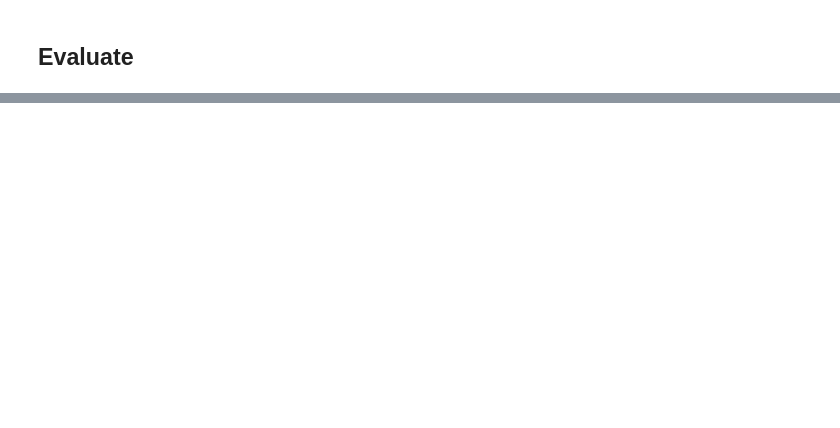
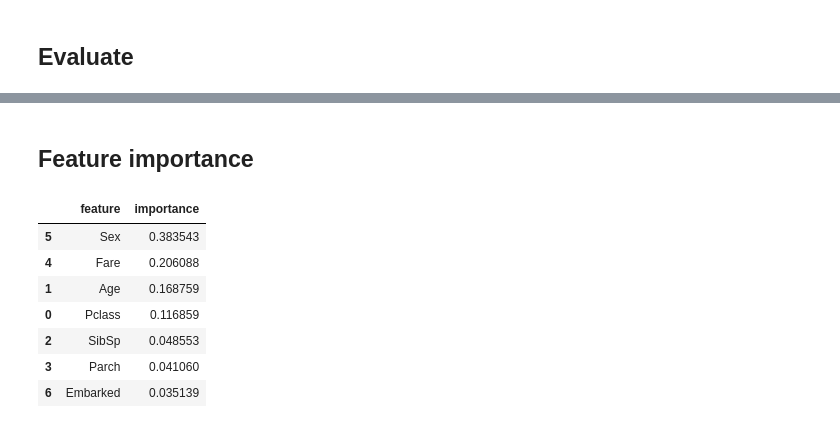
Before and after one commit to italocosilva/ds-for-beginners, a Jupyter notebook: notebooks/02-almost-perfect-model.ipynb, the cells around one changed output, grey strips where cells are left out. Saved outputs shown, nothing was run; the diff lists cells and outputs as text; code cells hidden in the pictures; blank space fills up the shorter version.

```diff
--- a/notebooks/02-almost-perfect-model.ipynb
+++ b/notebooks/02-almost-perfect-model.ipynb
@@ -154,0 +161,18 @@ roc_auc_score(df_train[TARGET], df_train["pred"]), roc_auc_score(df_test[TARGET]
+# %% [markdown]
+## Feature importance
+# %%
+feat_imp = pd.DataFrame({
+    "feature": model.feature_names_in_,
+    "importance": model.booster_.feature_importance(importance_type="gain") / model.booster_.feature_importance(importance_type="gain").sum()
+}).sort_values("importance", ascending=False)
+
+feat_imp
+# %% [output]
+|  | feature | importance |
+| 5 | Sex | 0.383543 |
+| 4 | Fare | 0.206088 |
+| 1 | Age | 0.168759 |
+| 0 | Pclass | 0.116859 |
+| 2 | SibSp | 0.048553 |
+| 3 | Parch | 0.041060 |
+| 6 | Embarked | 0.035139 |
```
Also changed, not shown: parts of 13 cells of this notebook, 1 other file.
